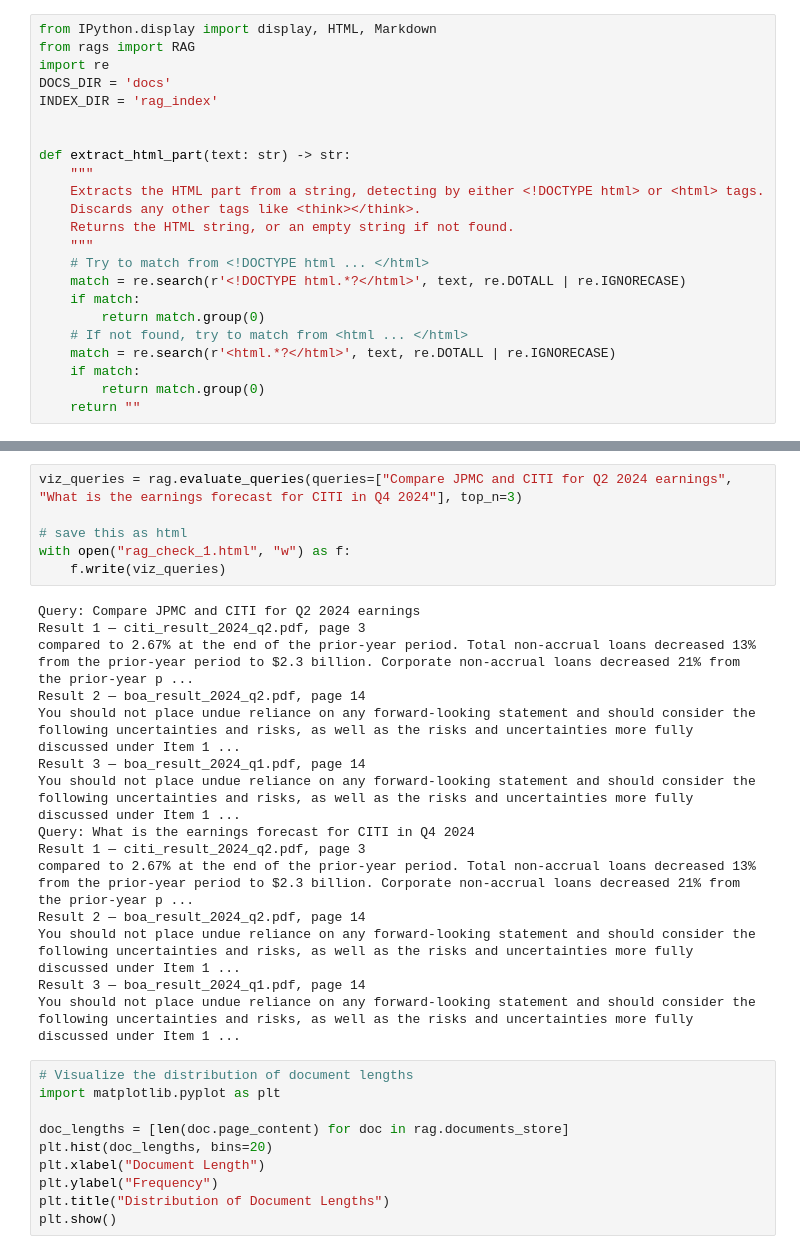
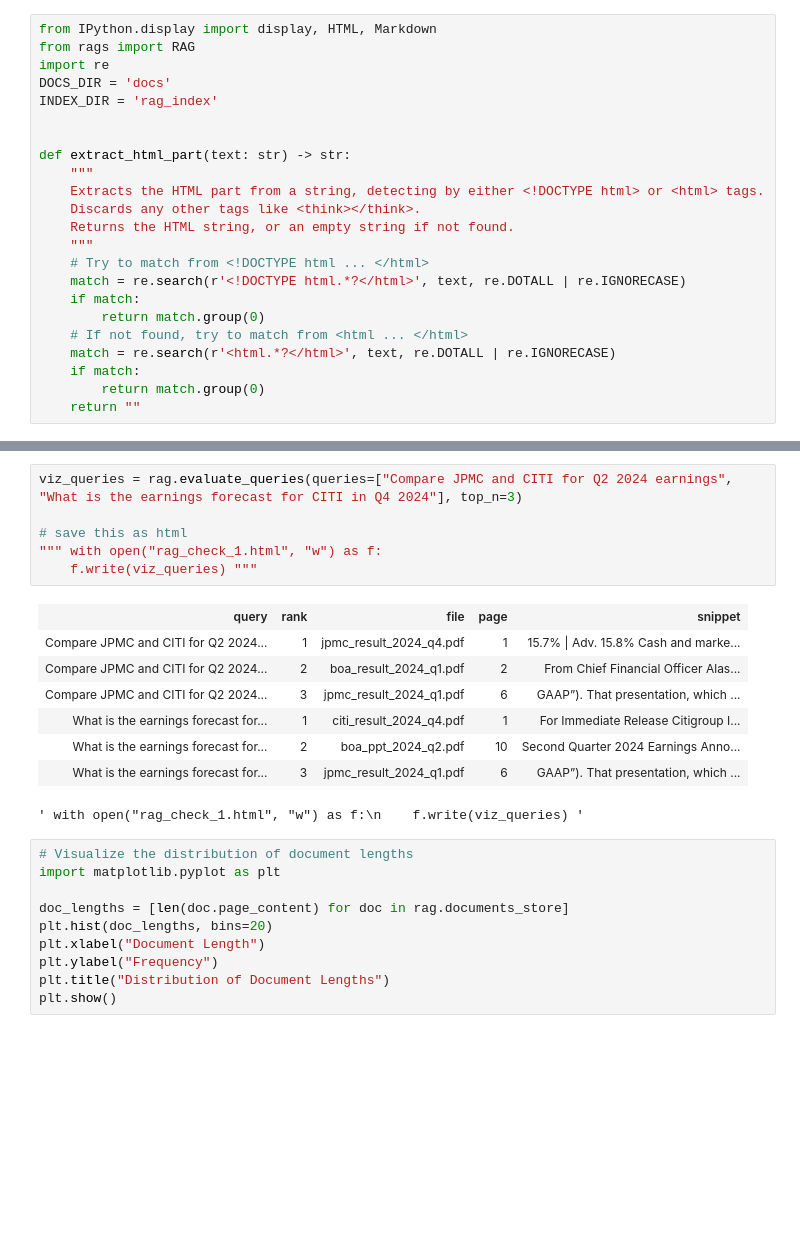
Before and after one commit to nitishkthakur/PublicReportResearch, a Jupyter notebook: RAG_lite_framework.ipynb, the cells around one changed output, grey strips where cells are left out. Drawn from its saved outputs; the diff is of its cells as text; blank space fills up the shorter version.

```diff
--- a/RAG_lite_framework.ipynb
+++ b/RAG_lite_framework.ipynb
@@ -50,24 +51,18 @@ Cannot set gray non-stroke color because /'P140' is an invalid float value
 # %%
 viz_queries = rag.evaluate_queries(queries=["Compare JPMC and CITI for Q2 2024 earnings", "What is the earnings forecast for CITI in Q4 2024"], top_n=3)
 
 # save this as html
-with open("rag_check_1.html", "w") as f:
-    f.write(viz_queries)
+""" with open("rag_check_1.html", "w") as f:
+    f.write(viz_queries) """
 # %% [output]
+| query | rank | file | page | snippet |
+| Compare JPMC and CITI for Q2 2024... | 1 | jpmc_result_2024_q4.pdf | 1 | 15.7% | Adv. 15.8% Cash and marke... |
+| Compare JPMC and CITI for Q2 2024... | 2 | boa_result_2024_q1.pdf | 2 | From Chief Financial Officer Alas... |
+| Compare JPMC and CITI for Q2 2024... | 3 | jpmc_result_2024_q1.pdf | 6 | GAAP”). That presentation, which ... |
+| What is the earnings forecast for... | 1 | citi_result_2024_q4.pdf | 1 | For Immediate Release Citigroup I... |
+| What is the earnings forecast for... | 2 | boa_ppt_2024_q2.pdf | 10 | Second Quarter 2024 Earnings Anno... |
+| What is the earnings forecast for... | 3 | jpmc_result_2024_q1.pdf | 6 | GAAP”). That presentation, which ... |
-Query: Compare JPMC and CITI for Q2 2024 earnings
-Result 1 — citi_result_2024_q2.pdf, page 3
-compared to 2.67% at the end of the prior-year period. Total non-accrual loans decreased 13% from the prior-year period to $2.3 billion. Corporate non-accrual loans decreased 21% from the prior-year p ...
-Result 2 — boa_result_2024_q2.pdf, page 14
-You should not place undue reliance on any forward-looking statement and should consider the following uncertainties and risks, as well as the risks and uncertainties more fully discussed under Item 1 ...
-Result 3 — boa_result_2024_q1.pdf, page 14
-You should not place undue reliance on any forward-looking statement and should consider the following uncertainties and risks, as well as the risks and uncertainties more fully discussed under Item 1 ...
-Query: What is the earnings forecast for CITI in Q4 2024
-Result 1 — citi_result_2024_q2.pdf, page 3
-compared to 2.67% at the end of the prior-year period. Total non-accrual loans decreased 13% from the prior-year period to $2.3 billion. Corporate non-accrual loans decreased 21% from the prior-year p ...
-Result 2 — boa_result_2024_q2.pdf, page 14
-You should not place undue reliance on any forward-looking statement and should consider the following uncertainties and risks, as well as the risks and uncertainties more fully discussed under Item 1 ...
-Result 3 — boa_result_2024_q1.pdf, page 14
-You should not place undue reliance on any forward-looking statement and should consider the following uncertainties and risks, as well as the risks and uncertainties more fully discussed under Item 1 ...
+' with open("rag_check_1.html", "w") as f:\n    f.write(viz_queries) '
 # %%
 # Visualize the distribution of document lengths
 import matplotlib.pyplot as plt
```
Also changed, not shown: parts of 1 cell of this notebook, 4 other files.
